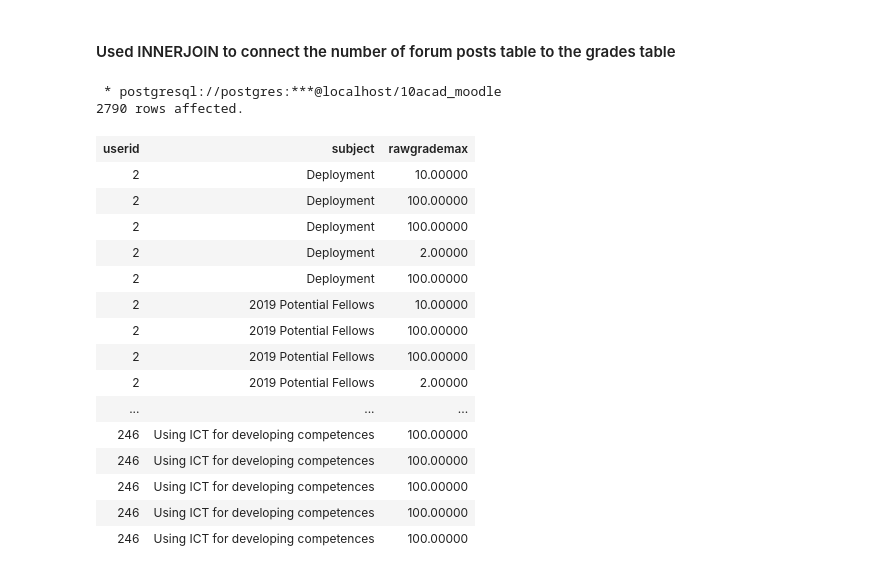
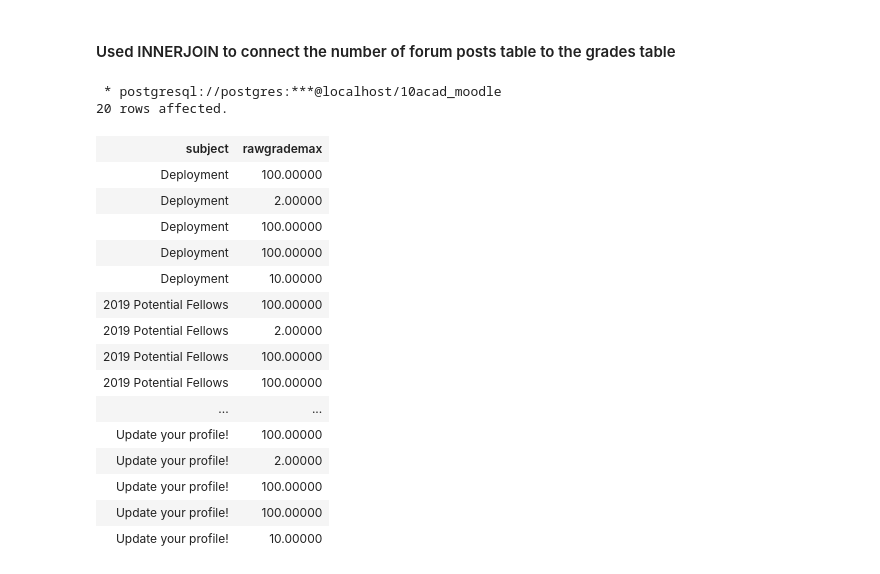
Before and after one commit to tijesunimiolashore/Educational-Data-Log-Analysis, a Jupyter notebook: Educational_Data_Analysis.ipynb, the cells around one changed output. Saved outputs shown, nothing was run; the diff lists cells and outputs as text; code cells hidden in the pictures.

```diff
--- a/Educational_Data_Analysis.ipynb
+++ b/Educational_Data_Analysis.ipynb
@@ -207,25 +194,25 @@ SELECT * FROM mdl_grade_grades LIMIT 3
 # %%
 %%sql
 
-SELECT mdl_forum_posts.userid, mdl_forum_posts.subject, mdl_grade_grades.rawgrademax
+SELECT mdl_forum_posts.subject, mdl_grade_grades.rawgrademax
 FROM mdl_forum_posts
-INNER JOIN mdl_grade_grades ON mdl_forum_posts.userid = mdl_grade_grades.userid;
+INNER JOIN mdl_grade_grades ON mdl_forum_posts.userid = mdl_grade_grades.userid LIMIT 20
 # %% [output]
  * postgresql://postgres:***@localhost/10acad_moodle
-2790 rows affected.
+20 rows affected.
-| userid | subject | rawgrademax |
-| 2 | Deployment | 10.00000 |
-| 2 | Deployment | 100.00000 |
-| 2 | Deployment | 100.00000 |
-| 2 | Deployment | 2.00000 |
-| 2 | Deployment | 100.00000 |
-| 2 | 2019 Potential Fellows | 10.00000 |
-| 2 | 2019 Potential Fellows | 100.00000 |
-| 2 | 2019 Potential Fellows | 100.00000 |
-| 2 | 2019 Potential Fellows | 2.00000 |
-| ... | ... | ... |
-| 246 | Using ICT for developing competences | 100.00000 |
-| 246 | Using ICT for developing competences | 100.00000 |
-| 246 | Using ICT for developing competences | 100.00000 |
-| 246 | Using ICT for developing competences | 100.00000 |
-| 246 | Using ICT for developing competences | 100.00000 |
+| subject | rawgrademax |
+| Deployment | 100.00000 |
+| Deployment | 2.00000 |
+| Deployment | 100.00000 |
+| Deployment | 100.00000 |
+| Deployment | 10.00000 |
+| 2019 Potential Fellows | 100.00000 |
+| 2019 Potential Fellows | 2.00000 |
+| 2019 Potential Fellows | 100.00000 |
+| 2019 Potential Fellows | 100.00000 |
+| ... | ... |
+| Update your profile! | 100.00000 |
+| Update your profile! | 2.00000 |
+| Update your profile! | 100.00000 |
+| Update your profile! | 100.00000 |
+| Update your profile! | 10.00000 |
```
Also changed, not shown: parts of 1 cell of this notebook.
